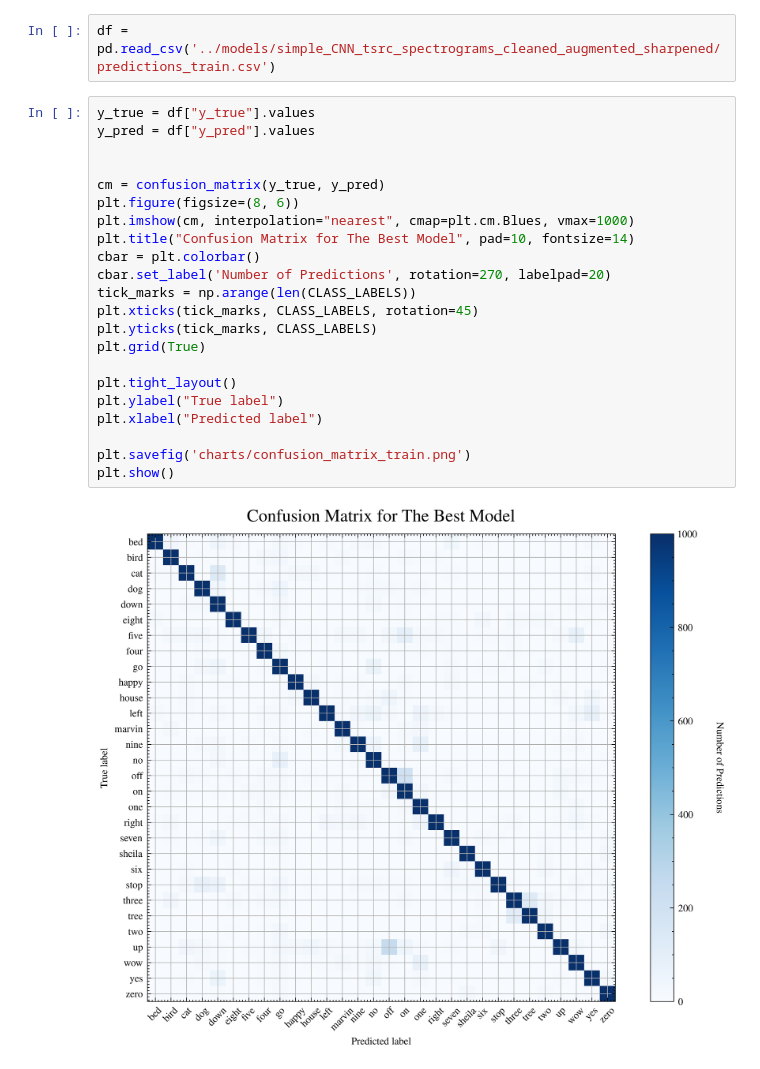
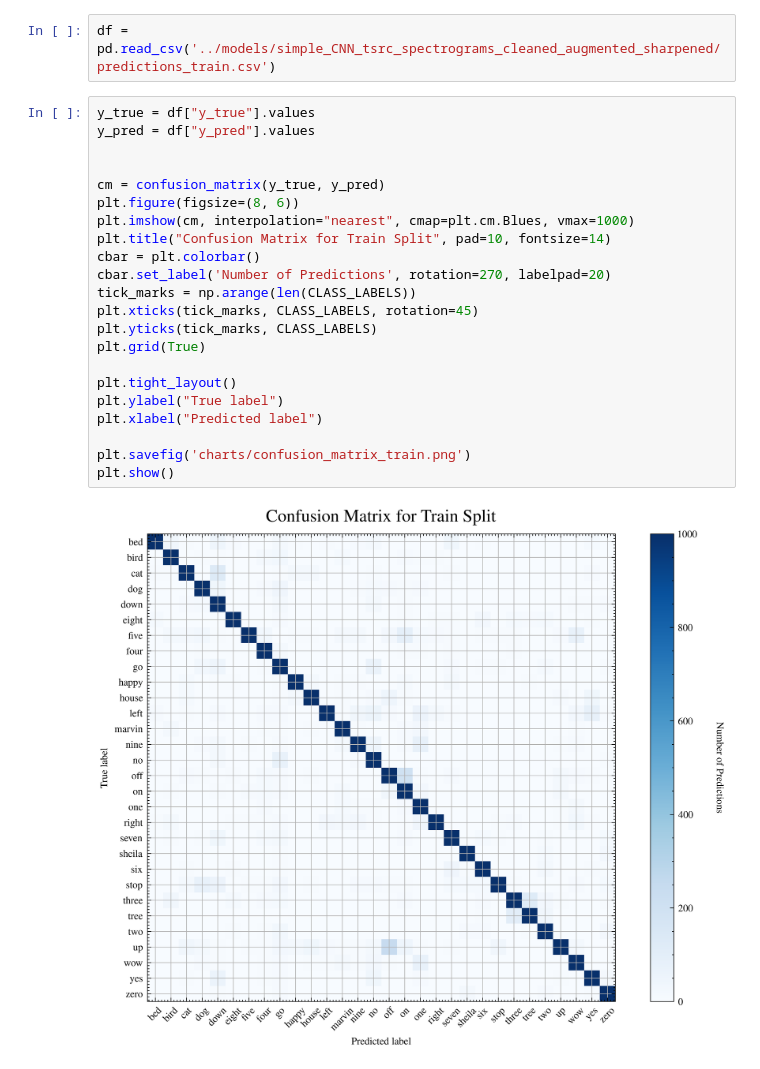
Before and after one commit to pavonism/intro-to-ml, a Jupyter notebook: scripts/ConfusionMatrixForReport.ipynb, the cells around one changed output. Saved outputs shown, nothing was run; the diff lists cells and outputs as text.

```diff
--- a/scripts/ConfusionMatrixForReport.ipynb
+++ b/scripts/ConfusionMatrixForReport.ipynb
@@ -43,24 +43,24 @@ df = pd.read_csv('../models/simple_CNN_tsrc_spectrograms_cleaned_augmented_sharp
 # %%
 y_true = df["y_true"].values
 y_pred = df["y_pred"].values
 
 
 cm = confusion_matrix(y_true, y_pred)
 plt.figure(figsize=(8, 6))
 plt.imshow(cm, interpolation="nearest", cmap=plt.cm.Blues, vmax=1000)
-plt.title("Confusion Matrix for The Best Model", pad=10, fontsize=14)
+plt.title("Confusion Matrix for Train Split", pad=10, fontsize=14)
 cbar = plt.colorbar()
 cbar.set_label('Number of Predictions', rotation=270, labelpad=20)
 tick_marks = np.arange(len(CLASS_LABELS))
 plt.xticks(tick_marks, CLASS_LABELS, rotation=45)
 plt.yticks(tick_marks, CLASS_LABELS)
 plt.grid(True)
 
 plt.tight_layout()
 plt.ylabel("True label")
 plt.xlabel("Predicted label")
 
 plt.savefig('charts/confusion_matrix_train.png')
 plt.show()
 # %% [output]
-[figure, old version]
+[figure, new version]
```
Also changed, not shown: parts of 1 cell of this notebook, 2 other files.
